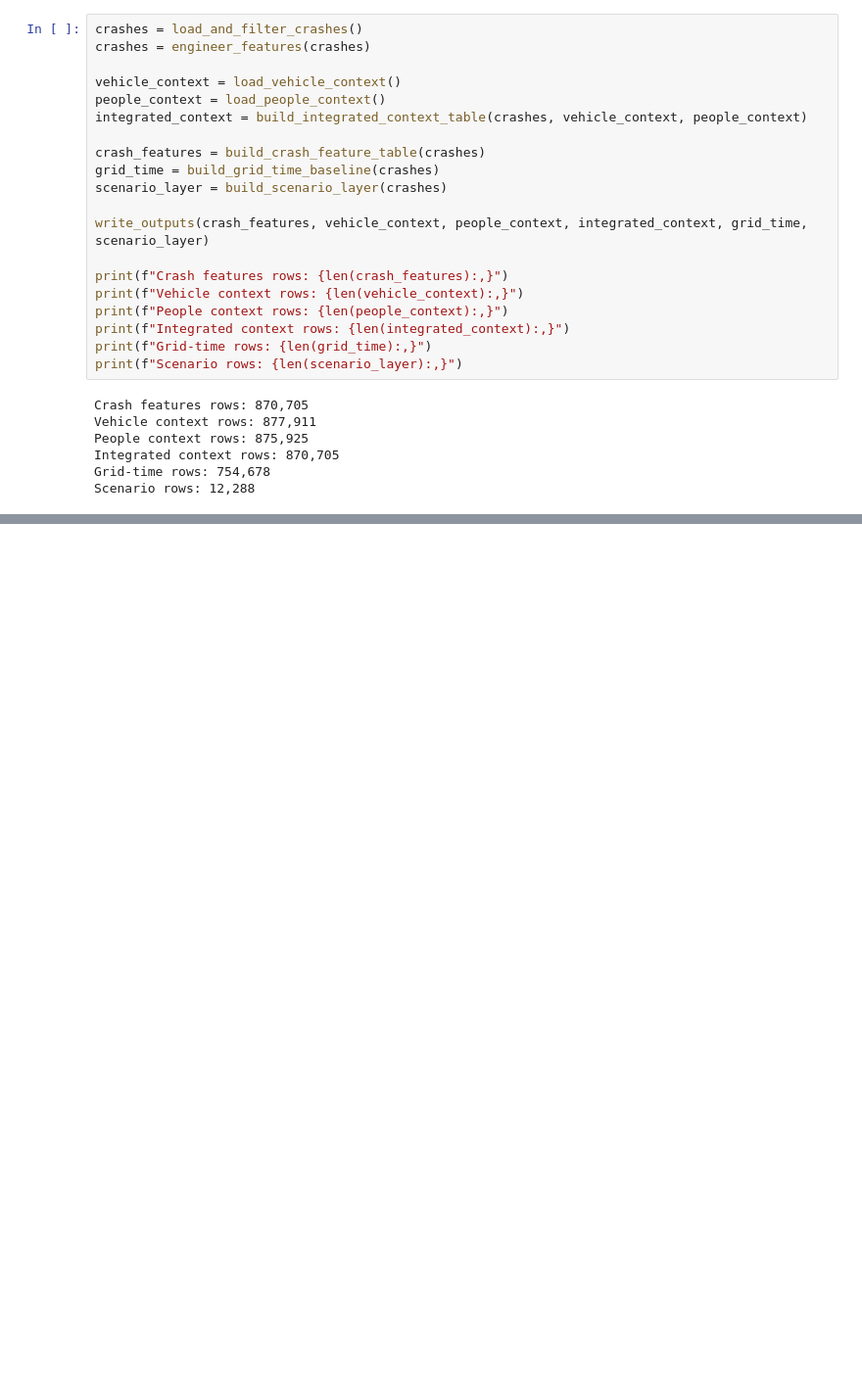
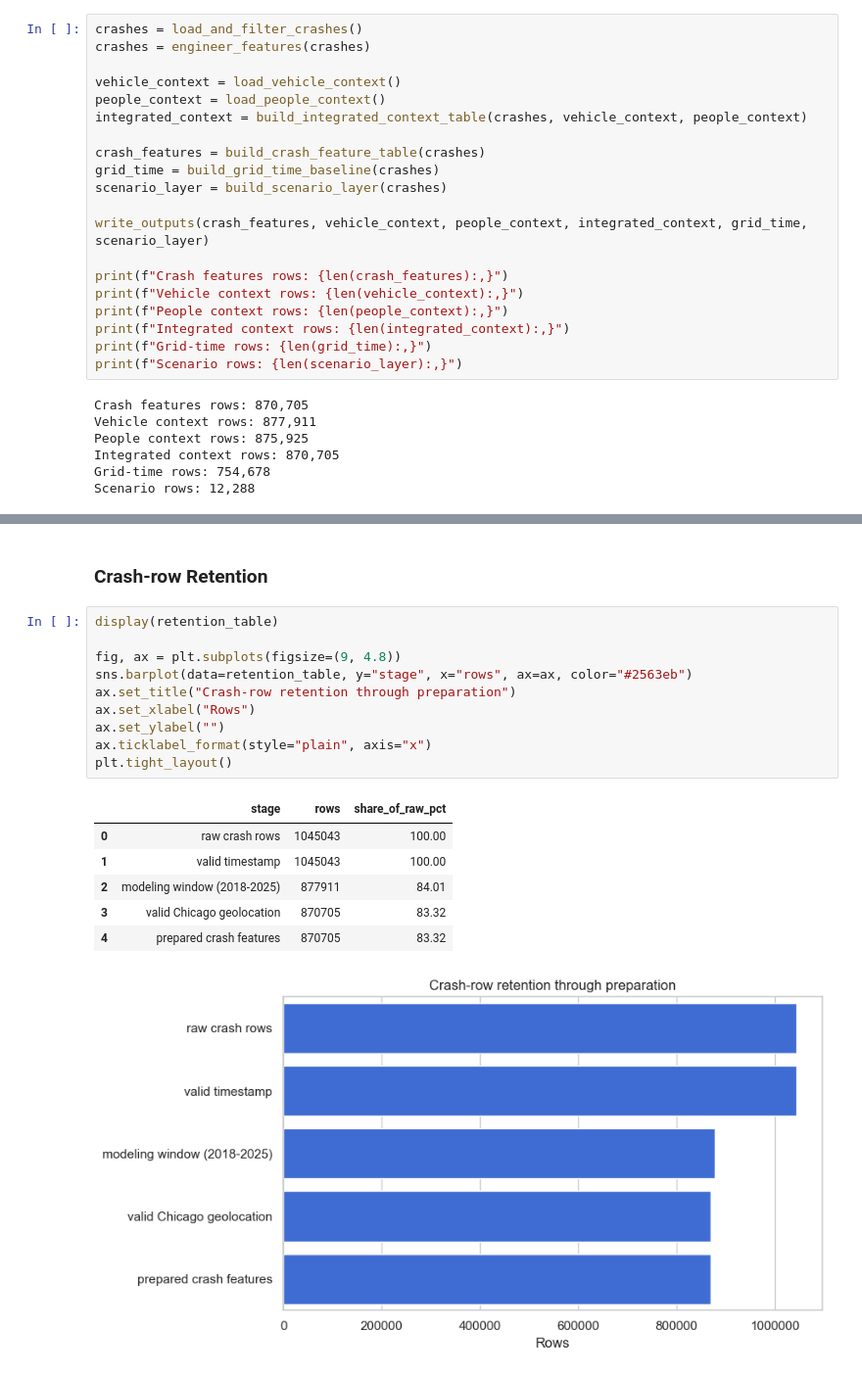
Before and after one commit to resent02/data-mining-project, a Jupyter notebook: crisp_stages/code/phase3/crisp_dm_phase3_data_preparation.ipynb, the cells around one changed output, grey strips where cells are left out. Shown at 98% size. Saved outputs shown, nothing was run; the diff lists cells and outputs as text; blank space fills up the shorter version.

Commit message:
update stage 2 & 3

```diff
--- a/crisp_stages/code/phase3/crisp_dm_phase3_data_preparation.ipynb
+++ b/crisp_stages/code/phase3/crisp_dm_phase3_data_preparation.ipynb
@@ -784,0 +923,20 @@ top_grids
+# %% [markdown]
+### Crash-row Retention
+# %%
+display(retention_table)
+
+fig, ax = plt.subplots(figsize=(9, 4.8))
+sns.barplot(data=retention_table, y="stage", x="rows", ax=ax, color="#2563eb")
+ax.set_title("Crash-row retention through preparation")
+ax.set_xlabel("Rows")
+ax.set_ylabel("")
+ax.ticklabel_format(style="plain", axis="x")
+plt.tight_layout()
+# %% [output]
+|  | stage | rows | share_of_raw_pct |
+| 0 | raw crash rows | 1045043 | 100.00 |
+| 1 | valid timestamp | 1045043 | 100.00 |
+| 2 | modeling window (2018-2025) | 877911 | 84.01 |
+| 3 | valid Chicago geolocation | 870705 | 83.32 |
+| 4 | prepared crash features | 870705 | 83.32 |
+[figure, added]
```
Also changed, not shown: parts of 25 cells of this notebook, 4 other files.
